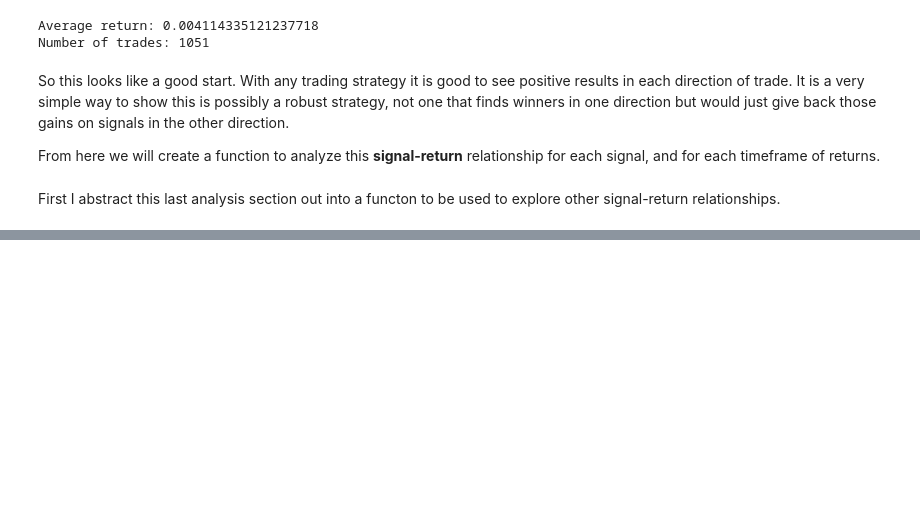
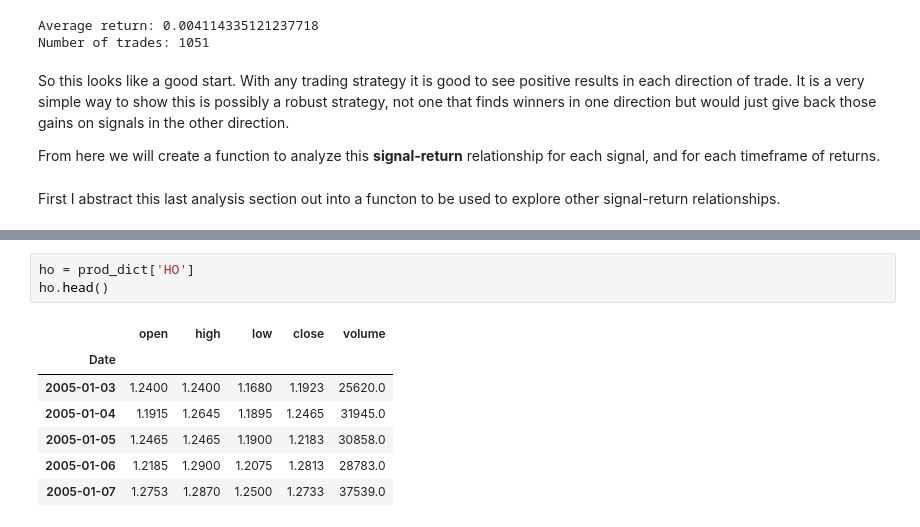
Before and after one commit to franko003/Price_Indicator_Analysis, a Jupyter notebook: notebooks/Price_Indicator_Analysis_MVP.ipynb, the cells around one changed output, grey strips where cells are left out. Saved outputs shown, nothing was run; the diff lists cells and outputs as text; blank space fills up the shorter version.

```diff
--- a/notebooks/Price_Indicator_Analysis_MVP.ipynb
+++ b/notebooks/Price_Indicator_Analysis_MVP.ipynb
@@ -904,0 +1039,11 @@ def plot_returns(df, signal, timeframe):
+# %%
+ho = prod_dict['HO']
+ho.head()
+# %% [output]
+|  | open | high | low | close | volume |
+| Date |  |  |  |  |  |
+| 2005-01-03 | 1.2400 | 1.2400 | 1.1680 | 1.1923 | 25620.0 |
+| 2005-01-04 | 1.1915 | 1.2645 | 1.1895 | 1.2465 | 31945.0 |
+| 2005-01-05 | 1.2465 | 1.2465 | 1.1900 | 1.2183 | 30858.0 |
+| 2005-01-06 | 1.2185 | 1.2900 | 1.2075 | 1.2813 | 28783.0 |
+| 2005-01-07 | 1.2753 | 1.2870 | 1.2500 | 1.2733 | 37539.0 |
```
Also changed, not shown: parts of 14 cells of this notebook, 1 other file.
